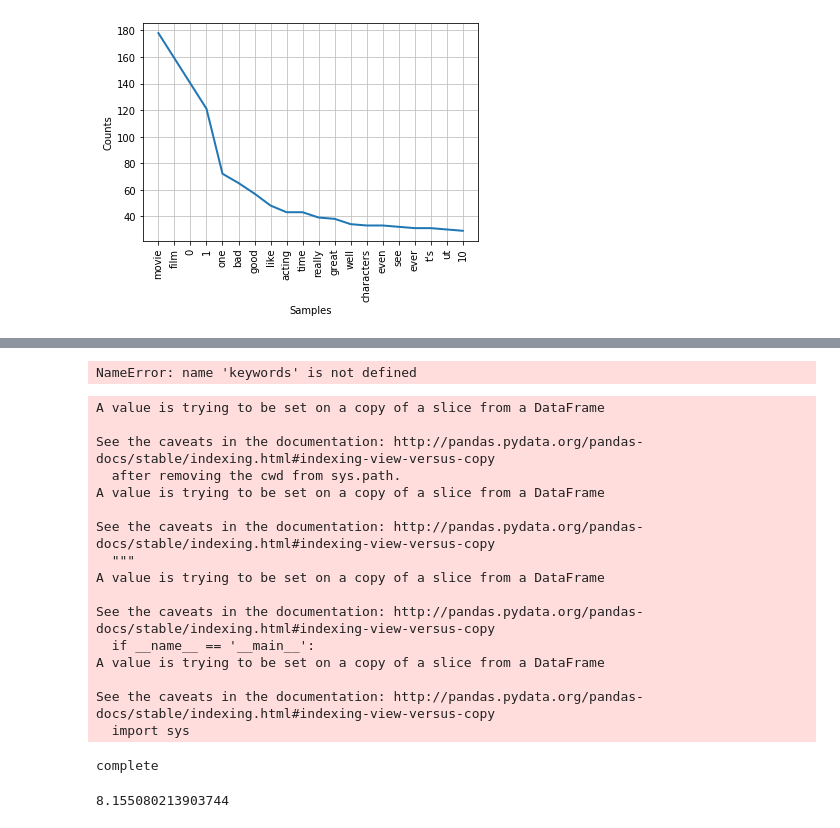
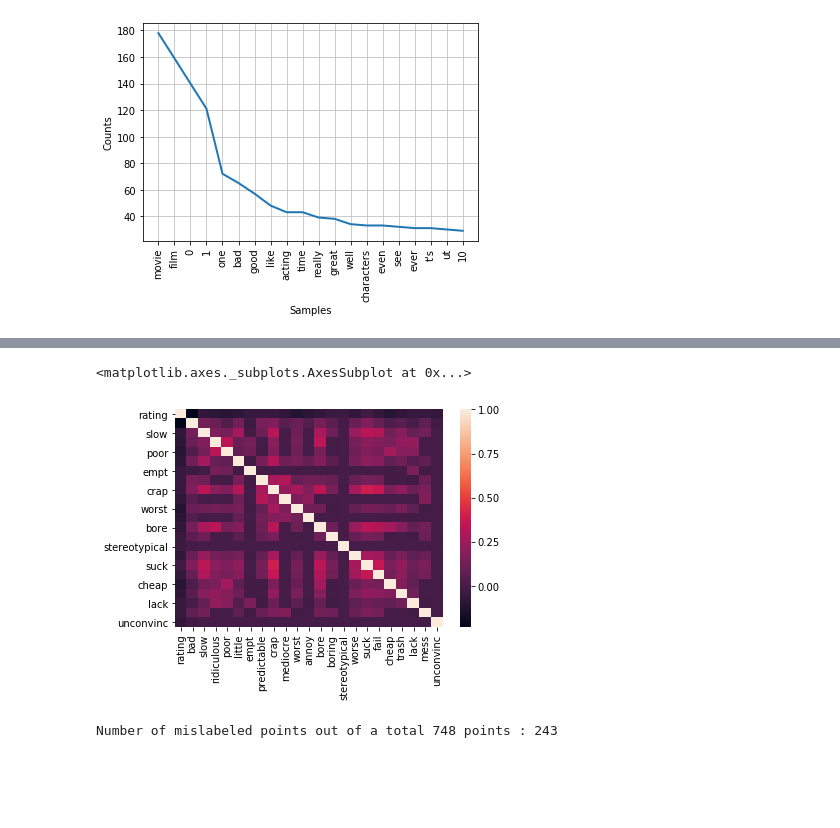
Before and after one commit to colettegabriel/data_science, a Jupyter notebook: Sentiment Analysis.ipynb, the cells around one changed output, grey strips where cells are left out. Saved outputs shown, nothing was run; the diff lists cells and outputs as text; code cells hidden in the pictures; blank space fills up the shorter version.

```diff
--- a/Sentiment Analysis.ipynb
+++ b/Sentiment Analysis.ipynb
@@ -98,8 +86,0 @@ for row in df.iterrows():
-# %%
-# Load English tokenizer, tagger, parser, NER and word vectors
-nlp = English()
-
-# convert word to lemma
-
-#  "nlp" Object is used to create documents with linguistic annotations.
-df['token'] = df.apply(lambda row: nlp(row['review']), axis=1)
@@ -106,13 +91,9 @@ df['token'] = df.apply(lambda row: nlp(row['review']), axis=1)
 # %%
-neg_keywords = ['not recommend', 'waste', 'bad', 'terribl', 'dissapoint', 'avoid']
-pos_keywords = ['recommend', 'entertain', 'love', 'great', 'good', 'brillian']
+neg_keywords = ['bad', 'slow', 'ridiculous', 'poor', 'little', 'empt', 'predictable', 'crap'
+                , 'mediocre', 'worst', 'annoy', 'bore', 'boring', 'stereotypical', 'worse', 'suck'
+                , 'fail', 'cheap', 'trash', 'lack', 'mess', 'unconvinc']
 
-for key in keywords:
+for key in neg_keywords:
     # Note that we add spaces around the key so that we're getting the word,
     # not just pattern matching.
-    sms_raw[str(key)] = sms_raw.message.str.contains(
-        ' ' + str(key) + ' ',
-        case=False
-    )
+    df[str(key)] = df['review'].str.contains(str(key), case=0)
-# %% [output]
-NameError: name 'keywords' is not defined
@@ -160,29 +99,0 @@ prob_positive = pos_review_count / len(df['review'])
-# %%
-df['rate'] = np.nan
-
-for i, j in df.iterrows():
-    df['neg_prob'][i] = predict(df['review'][i], neg_counts, prob_negative, neg_review_count)
-    df['pos_prob'][i] = predict(df['review'][i], pos_counts, prob_positive, pos_review_count)
-    if df['pos_prob'][i] > df['neg_prob'][i]:
-        df['rate'][i] = 'positive'
-    else:
-        df['rate'][i] = 'negative'
-print('complete')
-# %% [output]
-A value is trying to be set on a copy of a slice from a DataFrame
-
-See the caveats in the documentation: http://pandas.pydata.org/pandas-docs/stable/indexing.html#indexing-view-versus-copy
-  after removing the cwd from sys.path.
-A value is trying to be set on a copy of a slice from a DataFrame
-
-See the caveats in the documentation: http://pandas.pydata.org/pandas-docs/stable/indexing.html#indexing-view-versus-copy
-  """
-A value is trying to be set on a copy of a slice from a DataFrame
-
-See the caveats in the documentation: http://pandas.pydata.org/pandas-docs/stable/indexing.html#indexing-view-versus-copy
-  if __name__ == '__main__':
-A value is trying to be set on a copy of a slice from a DataFrame
-
-See the caveats in the documentation: http://pandas.pydata.org/pandas-docs/stable/indexing.html#indexing-view-versus-copy
-  import sys
-complete
@@ -192,4 +100,5 @@ percent_wrong = wrong/len(df['review'])*100
-# %%
-percent_wrong
-# %% [output]
-8.155080213903744
+# %%
+sns.heatmap(df.corr())
+# %% [output]
+<matplotlib.axes._subplots.AxesSubplot at 0x...>
+[figure, added]
@@ -195,0 +108,20 @@ percent_wrong
+# %%
+# Our data is binary / boolean, so we're importing the Bernoulli classifier.
+from sklearn.naive_bayes import BernoulliNB
+
+# Instantiate our model and store it in a new variable.
+bnb = BernoulliNB()
+
+# Fit our model to the data.
+bnb.fit(data, target)
+
+# Classify, storing the result in a new variable.
+y_pred = bnb.predict(data)
+
+# Display our results.
+print("Number of mislabeled points out of a total {} points : {}".format(
+    data.shape[0],
+    (target != y_pred).sum()
+))
+# %% [output]
+Number of mislabeled points out of a total 748 points : 243
```
Also changed, not shown: parts of 21 cells of this notebook.
